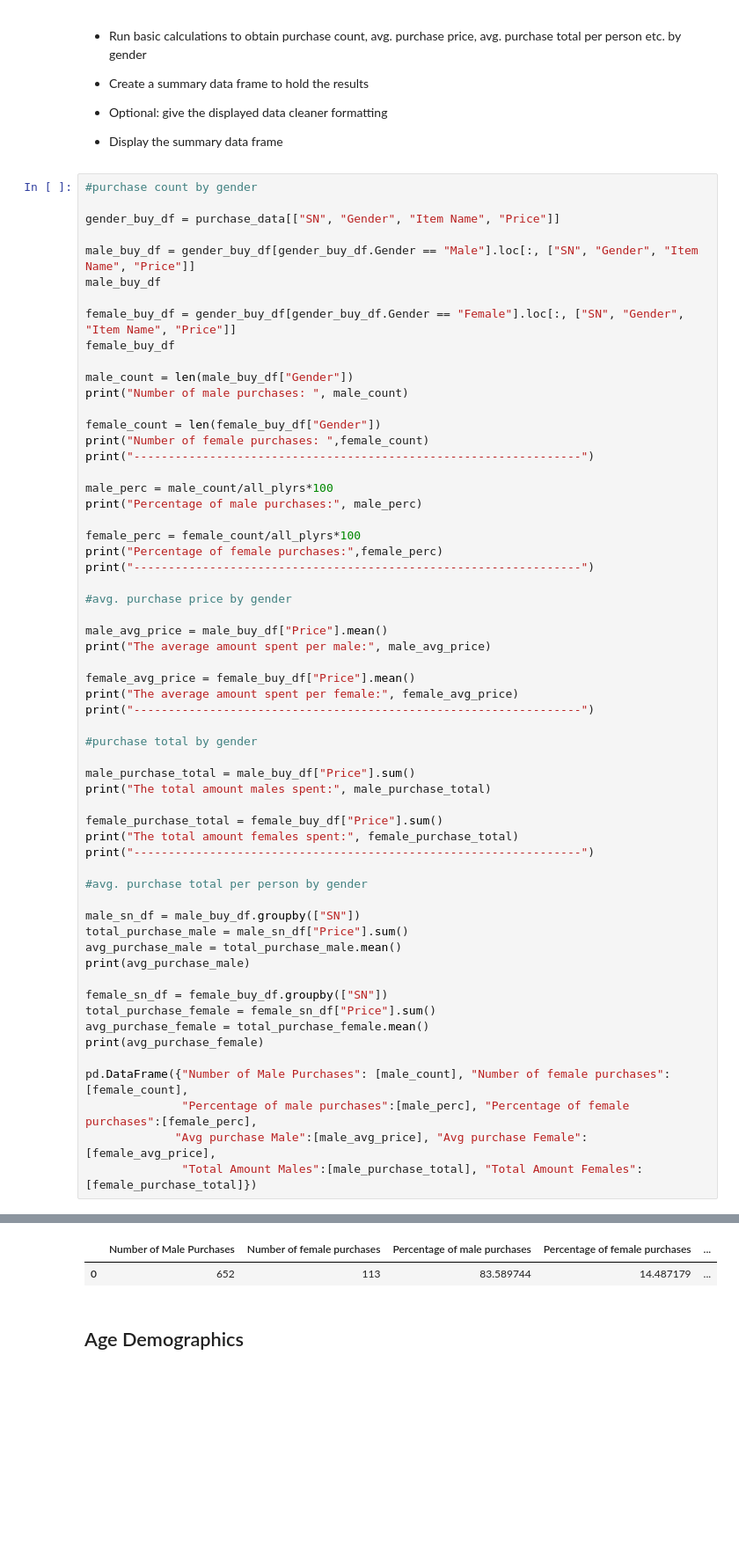
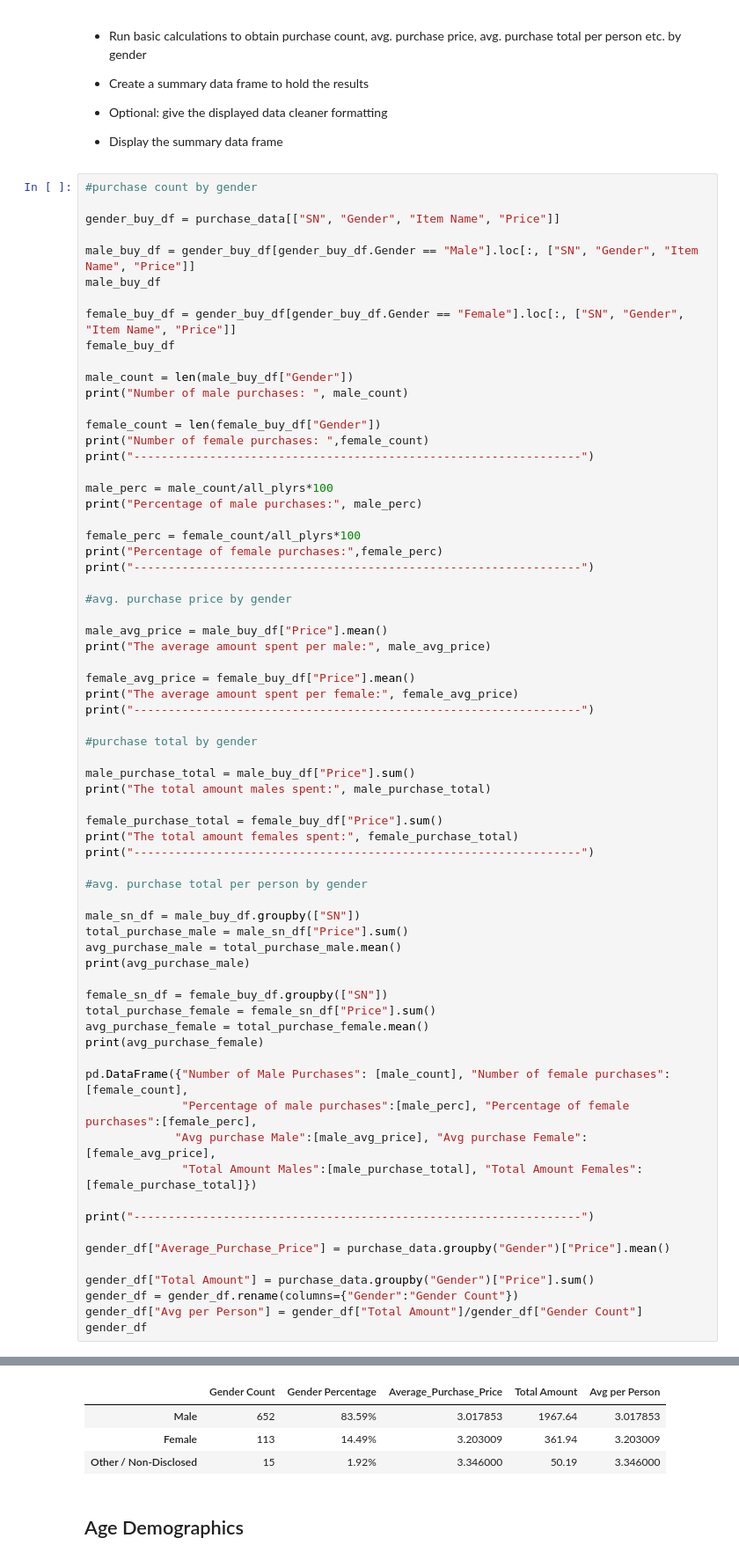
Before and after one commit to bmoores406/4-pandas-challenge, a Jupyter notebook: HeroesOfPymoli/HeroesOfPymoli.ipynb, the cells around one changed output, grey strips where cells are left out. Shown: that part at 88% size. Saved outputs shown, nothing was run; the diff lists cells and outputs as text; blank space fills up the shorter version.

```diff
--- a/HeroesOfPymoli/HeroesOfPymoli.ipynb
+++ b/HeroesOfPymoli/HeroesOfPymoli.ipynb
@@ -179,6 +179,15 @@ pd.DataFrame({"Number of Male Purchases": [male_count], "Number of female purcha
               "Percentage of male purchases":[male_perc], "Percentage of female purchases":[female_perc],
              "Avg purchase Male":[male_avg_price], "Avg purchase Female":[female_avg_price],
               "Total Amount Males":[male_purchase_total], "Total Amount Females":[female_purchase_total]})
+
+print("-----------------------------------------------------------------")
+
+gender_df["Average_Purchase_Price"] = purchase_data.groupby("Gender")["Price"].mean()
+
+gender_df["Total Amount"] = purchase_data.groupby("Gender")["Price"].sum()
+gender_df = gender_df.rename(columns={"Gender":"Gender Count"})
+gender_df["Avg per Person"] = gender_df["Total Amount"]/gender_df["Gender Count"]
+gender_df
 # %% [output]
 Number of male purchases:  652
 Number of female purchases:  113
@@ -197,5 +207,7 @@ The total amount females spent: 361.94
-|  | Number of Male Purchases | Number of female purchases | Percentage of male purchases | Percentage of female purchases | ... |
-| 0 | 652 | 113 | 83.589744 | 14.487179 | ... |
+|  | Gender Count | Gender Percentage | Average_Purchase_Price | Total Amount | Avg per Person |
+| Male | 652 | 83.59% | 3.017853 | 1967.64 | 3.017853 |
+| Female | 113 | 14.49% | 3.203009 | 361.94 | 3.203009 |
+| Other / Non-Disclosed | 15 | 1.92% | 3.346000 | 50.19 | 3.346000 |
 # %% [markdown]
 ## Age Demographics
 # %% [markdown]
```
Also changed, not shown: parts of 2 cells of this notebook.
